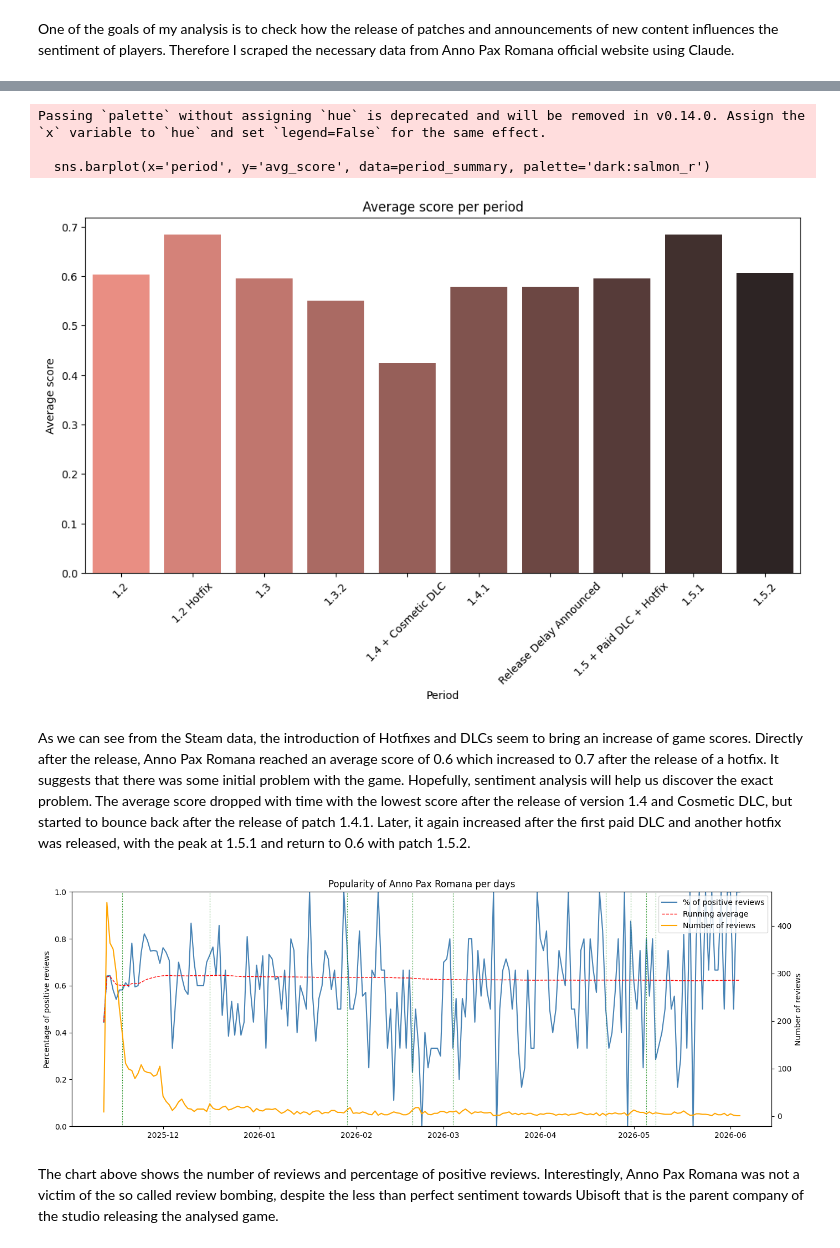
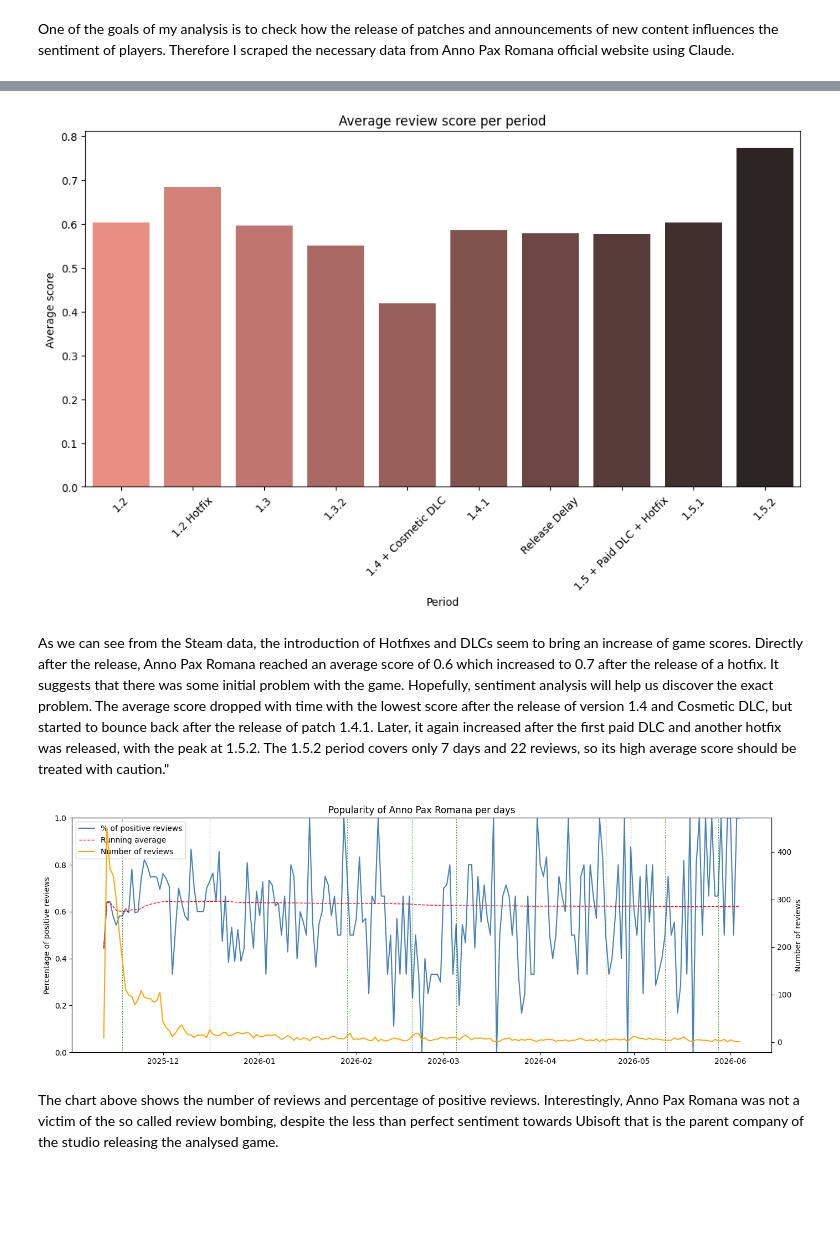
Before and after one commit to GabrielaTranslite/Sentiment_Analysis_Video_Games, a Jupyter notebook: sentiment_analysis.ipynb, the cells around one changed output, grey strips where cells are left out. Saved outputs shown, nothing was run; the diff lists cells and outputs as text; code cells hidden in the pictures; blank space fills up the shorter version.

```diff
--- a/sentiment_analysis.ipynb
+++ b/sentiment_analysis.ipynb
@@ -258,16 +273,16 @@ reviews['period'] = reviews.apply(lambda row:
     '1.2 Hotfix' if row['publish_date'] < pd.Timestamp('2025-12-16') else
     '1.3' if row['publish_date'] < pd.Timestamp('2026-01-29') and row['publish_date'] >= pd.Timestamp('2025-12-16') else
     '1.3.2' if row['publish_date'] < pd.Timestamp('2026-02-19') and row['publish_date'] >= pd.Timestamp('2026-01-29') else
-    '1.4 + Cosmetic DLC' if row['publish_date'] < pd.Timestamp('2026-03-04') and row['publish_date'] >= pd.Timestamp('2026-02-19') else
-    '1.4.1' if row['publish_date'] < pd.Timestamp('2026-04-22') and row['publish_date'] >= pd.Timestamp('2026-03-04') else
-    'Release Delay Announced' if row['publish_date'] < pd.Timestamp('2026-04-30') and row['publish_date'] >= pd.Timestamp('2026-04-22') else
-    '1.5 + Paid DLC + Hotfix' if row['publish_date'] < pd.Timestamp('2026-05-05') and row['publish_date'] >= pd.Timestamp('2026-04-30') else
-    '1.5.1' if row['publish_date'] < pd.Timestamp('2026-05-08') and row['publish_date'] >= pd.Timestamp('2026-05-05') else
+    '1.4 + Cosmetic DLC' if row['publish_date'] < pd.Timestamp('2026-03-05') and row['publish_date'] >= pd.Timestamp('2026-02-19') else
+    '1.4.1' if row['publish_date'] < pd.Timestamp('2026-04-22') and row['publish_date'] >= pd.Timestamp('2026-03-05') else
+    'Release Delay' if row['publish_date'] < pd.Timestamp('2026-04-30') and row['publish_date'] >= pd.Timestamp('2026-04-22') else
+    '1.5 + Paid DLC + Hotfix' if row['publish_date'] < pd.Timestamp('2026-05-11') and row['publish_date'] >= pd.Timestamp('2026-04-30') else
+    '1.5.1' if row['publish_date'] < pd.Timestamp('2026-05-28') and row['publish_date'] >= pd.Timestamp('2026-05-11') else
     '1.5.2', axis=1)
 
 period_order = [
     '1.2', '1.2 Hotfix', '1.3', '1.3.2',
-    '1.4 + Cosmetic DLC', '1.4.1', 'Release Delay Announced',
+    '1.4 + Cosmetic DLC', '1.4.1', 'Release Delay',
     '1.5 + Paid DLC + Hotfix', '1.5.1', '1.5.2'
 ]
 reviews['period'] = pd.Categorical(reviews['period'], categories=period_order, ordered=True)
@@ -304,19 +330,23 @@ Release Delay Announced   0.578947            38
 # %%
-# Chart with average scores per period
+# Comparing the average review scores per period
+
+# Average review score and number of reviews per period
+period_summary = reviews.groupby('period').agg(
+    avg_score = ('voted_up', 'mean'),
+    review_count = ('voted_up', 'count')
+)
+
 plt.figure(figsize=(12, 6))
 sns.barplot(x='period', y='avg_score', data=period_summary, palette='dark:salmon_r')
-plt.title('Average score per period')
+plt.title('Average review score per period')
 plt.xlabel('Period')
 plt.ylabel('Average score')
 plt.xticks(rotation=45)
 plt.show()
 # %% [output]
-Passing `palette` without assigning `hue` is deprecated and will be removed in v0.14.0. Assign the `x` variable to `hue` and set `legend=False` for the same effect.
-
-  sns.barplot(x='period', y='avg_score', data=period_summary, palette='dark:salmon_r')
-[figure, old version]
+[figure, new version]
 # %% [markdown]
-As we can see from the Steam data, the introduction of Hotfixes and DLCs seem to bring an increase of game scores. Directly after the release, Anno Pax Romana reached an average score of 0.6 which increased to 0.7 after the release of a hotfix. It suggests that there was some initial problem with the game. Hopefully, sentiment analysis will help us discover the exact problem. The average score dropped with time with the lowest score after the release of version 1.4 and Cosmetic DLC, but started to bounce back after the release of patch 1.4.1. Later, it again increased after the first paid DLC and another hotfix was released, with the peak at 1.5.1 and return to 0.6 with patch 1.5.2.
+As we can see from the Steam data, the introduction of Hotfixes and DLCs seem to bring an increase of game scores. Directly after the release, Anno Pax Romana reached an average score of 0.6 which increased to 0.7 after the release of a hotfix. It suggests that there was some initial problem with the game. Hopefully, sentiment analysis will help us discover the exact problem. The average score dropped with time with the lowest score after the release of version 1.4 and Cosmetic DLC, but started to bounce back after the release of patch 1.4.1. Later, it again increased after the first paid DLC and another hotfix was released, with the peak at 1.5.2. The 1.5.2 period covers only 7 days and 22 reviews, so its high average score should be treated with caution."
 # %%
 # Score mean and number of reviews per day
 daily = reviews.groupby(reviews['publish_date']).agg(
@@ -373,7 +403,7 @@ plt.title('Popularity of Anno Pax Romana per days')
 fig.tight_layout()
 plt.show()
 # %% [output]
-[figure, old version]
+[figure, new version]
 # %% [markdown]
 The chart above shows the number of reviews and percentage of positive reviews. Interestingly, Anno Pax Romana was not a victim of the so called review bombing, despite the less than perfect sentiment towards Ubisoft that is the parent company of the studio releasing the analysed game.
 # %% [markdown]
```
Also changed, not shown: parts of 39 cells of this notebook, 8 other files.
